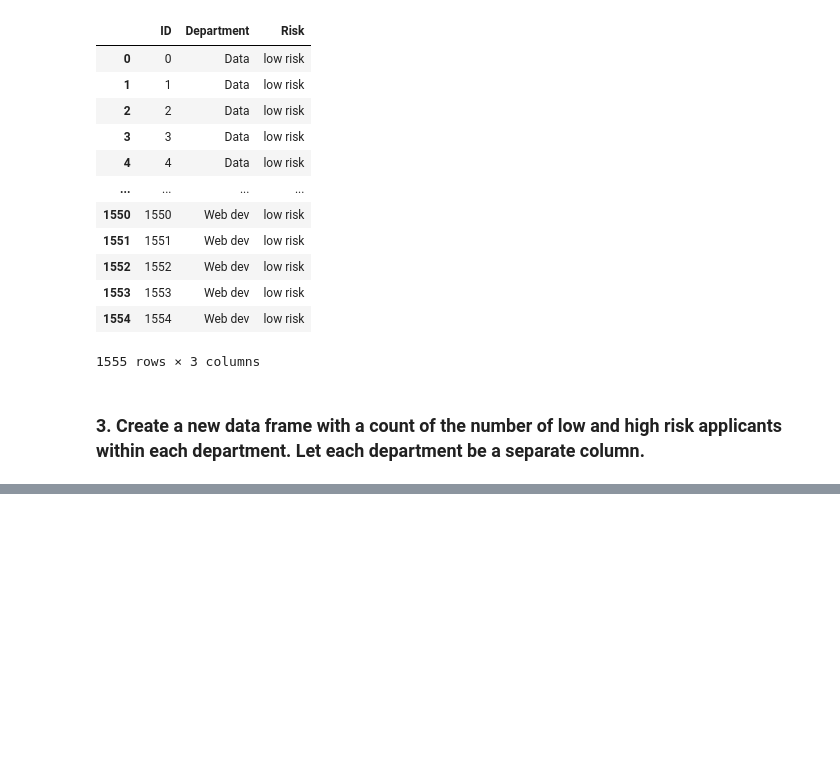
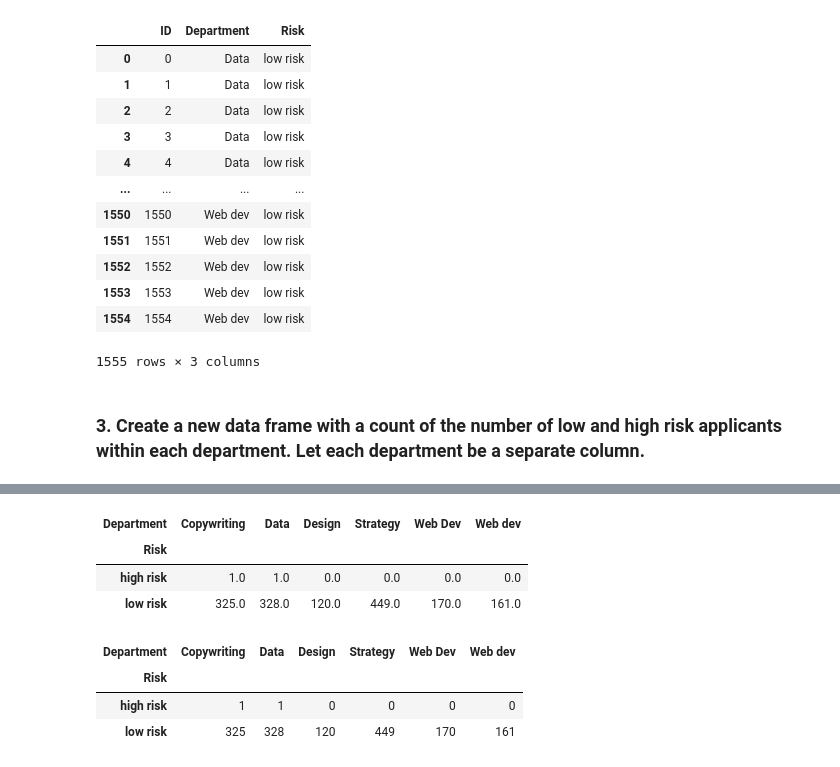
Before and after one commit to boitshepo97/data-wrangling, a Jupyter notebook: data-wrangling.ipynb, the cells around one changed output, grey strips where cells are left out. Cells and saved outputs as stored; diff of their text form; code cells hidden in the pictures; blank space fills up the shorter version.

```diff
--- a/data-wrangling.ipynb
+++ b/data-wrangling.ipynb
@@ -201,0 +209,17 @@ frequency
+# %%
+table = frequency['Department']
+table
+# %% [output]
+| Department | Copywriting | Data | Design | Strategy | Web Dev | Web dev |
+| Risk |  |  |  |  |  |  |
+| high risk | 1.0 | 1.0 | 0.0 | 0.0 | 0.0 | 0.0 |
+| low risk | 325.0 | 328.0 | 120.0 | 449.0 | 170.0 | 161.0 |
+# %%
+#Changing all values from floats to integers.
+table = table.astype(int)
+table
+# %% [output]
+| Department | Copywriting | Data | Design | Strategy | Web Dev | Web dev |
+| Risk |  |  |  |  |  |  |
+| high risk | 1 | 1 | 0 | 0 | 0 | 0 |
+| low risk | 325 | 328 | 120 | 449 | 170 | 161 |
```
Also changed, not shown: parts of 8 cells of this notebook, 1 other file.
